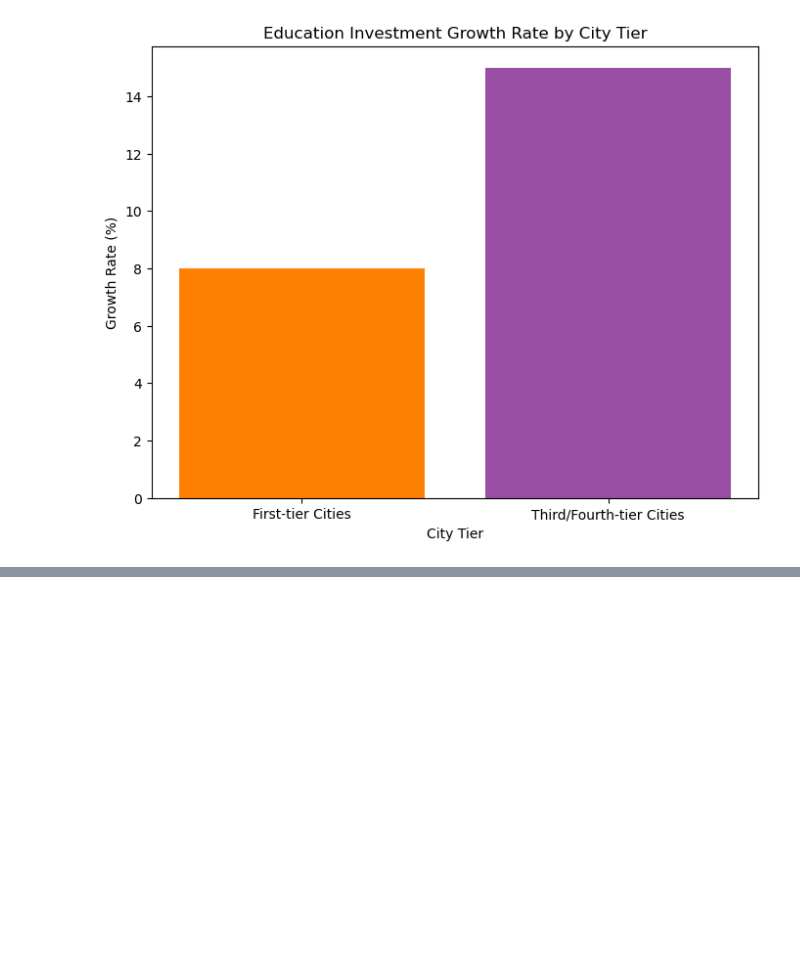
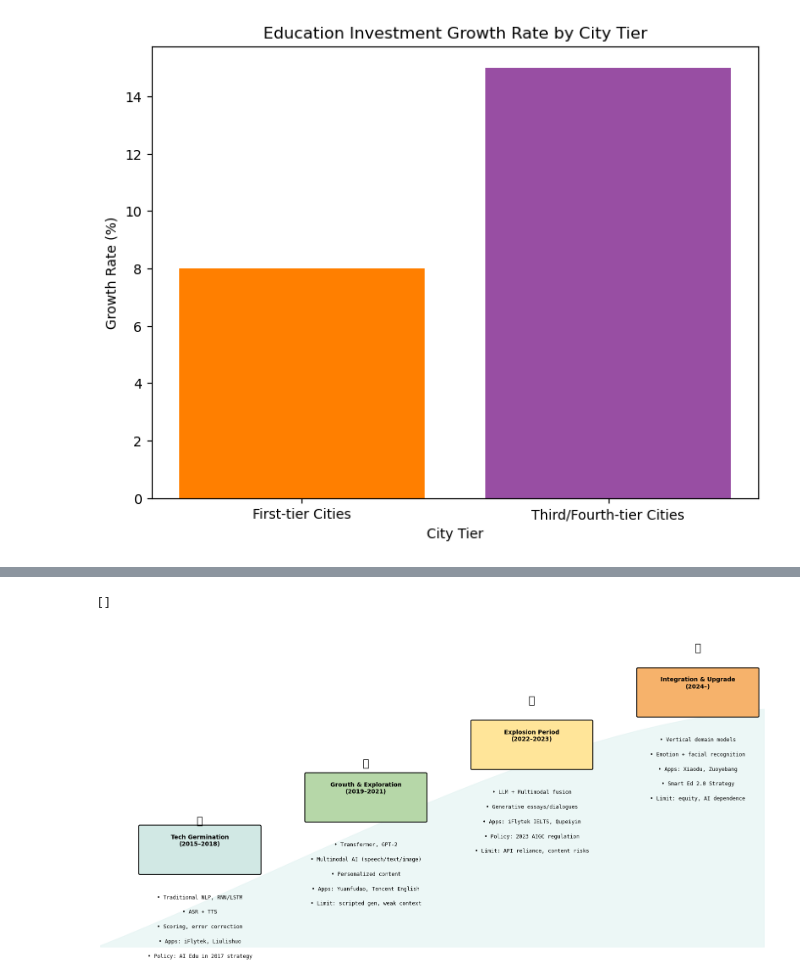
Before and after one commit to Han1105/bachelor_thesis_code_backup, a Jupyter notebook: draft.ipynb, the cells around one changed output, grey strips where cells are left out. Drawn from its saved outputs; the diff is of its cells as text; code cells hidden in the pictures; blank space fills up the shorter version.

```diff
--- a/draft.ipynb
+++ b/draft.ipynb
@@ -46,0 +144,70 @@ plt.show()
+# %%
+import matplotlib.pyplot as plt
+import matplotlib.patches as patches
+import numpy as np
+import matplotlib.pyplot as plt
+plt.rcParams['font.family'] = 'Noto Color Emoji'
+import matplotlib.font_manager as fm
+print([f.name for f in fm.fontManager.ttflist if 'Noto' in f.name])
+
+
+# 设置画布
+fig, ax = plt.subplots(figsize=(16, 8))
+ax.set_xlim(0, 10)
+ax.set_ylim(0, 6)
+ax.axis('off')
+
+# 阶段数据
+phases = [
+    {"name": "Phase 1", "label": "Tech Germination\n(2015–2018)", "x": 1.5, "y": 1.2, "color": "#d1e8e4", "desc": [
+        "Traditional NLP, RNN/LSTM", "ASR + TTS", "Scoring, error correction",
+        "Apps: iFlytek, Liulishuo", "Policy: AI Edu in 2017 strategy"
+    ]},
+    {"name": "Phase 2", "label": "Growth & Exploration\n(2019–2021)", "x": 4, "y": 2.2, "color": "#b6d7a8", "desc": [
+        "Transformer, GPT-2", "Multimodal AI (speech/text/image)",
+        "Personalized content", "Apps: Yuanfudao, Tencent English",
+        "Limit: scripted gen, weak context"
+    ]},
+    {"name": "Phase 3", "label": "Explosion Period\n(2022–2023)", "x": 6.5, "y": 3.2, "color": "#ffe599", "desc": [
+        "LLM + Multimodal fusion", "Generative essays/dialogues",
+        "Apps: iFlytek IELTS, Qupeiyin", "Policy: 2023 AIGC regulation",
+        "Limit: API reliance, content risks"
+    ]},
+    {"name": "Phase 4", "label": "Integration & Upgrade\n(2024–)", "x": 9, "y": 4.2, "color": "#f6b26b", "desc": [
+        "Vertical domain models", "Emotion + facial recognition",
+        "Apps: Xiaodu, Zuoyebang", "Smart Ed 2.0 Strategy",
+        "Limit: equity, AI dependence"
+    ]},
+]
+
+# 绘制背景曲线（贝塞尔平滑样式）
+x_vals = [0, 2, 4, 6, 8, 10]
+y_vals = [0, 1.2, 2.2, 3.2, 4.2, 4.5]
+curve = np.poly1d(np.polyfit(x_vals, y_vals, 3))
+x_smooth = np.linspace(0, 10, 300)
+y_smooth = curve(x_smooth)
+ax.fill_between(x_smooth, 0, y_smooth, color="#e0f2f1", alpha=0.6)
+
+# 绘制阶段标注与说明
+for phase in phases:
+    # 阶段标注框
+    ax.add_patch(patches.FancyBboxPatch(
+        (phase["x"] - 0.9, phase["y"] + 0.2), 1.8, 0.9,
+        boxstyle="round,pad=0.02", ec="black", fc=phase["color"], linewidth=1.5
+    ))
+    ax.text(phase["x"], phase["y"] + 0.95, phase["label"],
+            ha='center', va='top', fontsize=10, weight='bold')
+
+    # 说明文本
+    for i, line in enumerate(phase["desc"]):
+        ax.text(phase["x"], phase["y"] - 0.2 - i * 0.28, f"• {line}",
+                fontsize=9, ha='center', va='top', family='monospace')
+
+# 添加图标（用 Unicode emoji 简化处理）
+icon_pos = [(1.5, 2.4, "🗣️"), (4, 3.5, "📚"), (6.5, 4.7, "🧠"), (9, 5.7, "🤖")]
+for x, y, icon in icon_pos:
+    ax.text(x, y, icon, fontsize=18, ha='center', va='center')
+
+plt.tight_layout()
+plt.show()
+# %% [output]
@@ -46,0 +231,2 @@ plt.show()
+[]
+[figure, added]
```
Also changed, not shown: parts of 20 cells of this notebook, 13 other files.
